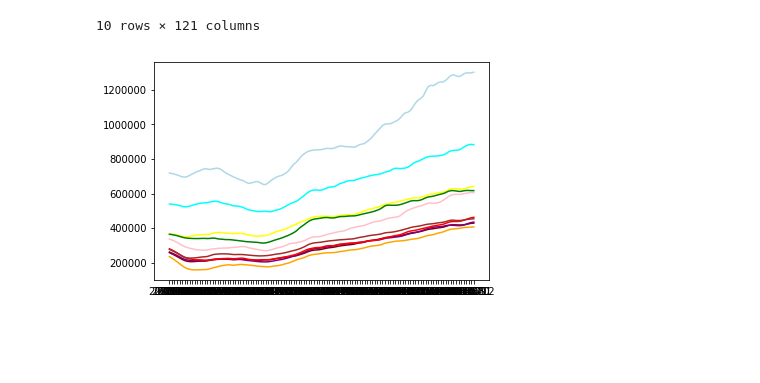
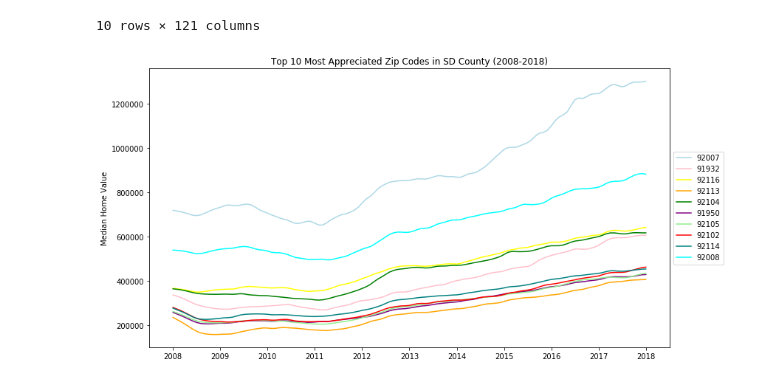
Before and after one commit to cgainor/Housing-and-Income-Appreciation, a Jupyter notebook: Work/ZipCode_10yr_Line.ipynb, the cells around one changed output. Drawn from its saved outputs; the diff is of its cells as text; code cells hidden in the pictures; blank space fills up the shorter version.

```diff
--- a/Work/ZipCode_10yr_Line.ipynb
+++ b/Work/ZipCode_10yr_Line.ipynb
@@ -143,37 +132,61 @@ top_10_all_months_noIndex.reset_index(inplace=True)
 
 # Collect the months where data was collected
 months = top_10_all_months.keys()
+
+# Set figure size
+plt.figure(figsize=(12,6))
 
 # Plot top 10 monthly data as layered line graph
 top_1_list = top_10_all_months.iloc[0,:]
 top_1_zip = plt.plot(months, top_1_list, color="lightblue",label=top_10_all_months_noIndex.iloc[0,0])
 
 top_2_list = top_10_all_months.iloc[1,:]
 top_2_zip = plt.plot(months, top_2_list, color="pink",label=top_10_all_months_noIndex.iloc[1,0])
 
 top_3_list = top_10_all_months.iloc[2,:]
 top_3_zip = plt.plot(months, top_3_list, color="yellow",label=top_10_all_months_noIndex.iloc[2,0])
 
 top_4_list = top_10_all_months.iloc[3,:]
 top_4_zip = plt.plot(months, top_4_list, color="orange",label=top_10_all_months_noIndex.iloc[3,0])
 
 top_5_list = top_10_all_months.iloc[4,:]
 top_5_zip = plt.plot(months, top_5_list, color="green",label=top_10_all_months_noIndex.iloc[4,0])
 
 top_6_list = top_10_all_months.iloc[5,:]
-top_6_zip = plt.plot(months, top_6_list, color="maroon",label=top_10_all_months_noIndex.iloc[5,0])
+top_6_zip = plt.plot(months, top_6_list, color="purple",label=top_10_all_months_noIndex.iloc[5,0])
 
 top_7_list = top_10_all_months.iloc[6,:]
-top_7_zip = plt.plot(months, top_7_list, color="purple",label=top_10_all_months_noIndex.iloc[6,0])
+top_7_zip = plt.plot(months, top_7_list, color="lightgreen",label=top_10_all_months_noIndex.iloc[6,0])
 
 top_8_list = top_10_all_months.iloc[7,:]
 top_8_zip = plt.plot(months, top_8_list, color="red",label=top_10_all_months_noIndex.iloc[7,0])
 
 top_9_list = top_10_all_months.iloc[8,:]
-top_9_zip = plt.plot(months, top_9_list, color="brown",label=top_10_all_months_noIndex.iloc[8,0])
+top_9_zip = plt.plot(months, top_9_list, color="teal",label=top_10_all_months_noIndex.iloc[8,0])
 
 top_10_list = top_10_all_months.iloc[9,:]
 top_10_zip = plt.plot(months, top_10_list, color="aqua",label=top_10_all_months_noIndex.iloc[9,0])
+
+# Create a title and axis labels
+plt.title("Top 10 Most Appreciated Zip Codes in SD County (2008-2018)")
+plt.ylabel("Median Home Value")
+
+# Create desired ticks (year)
+tick_locations = ["2008-12", "2009-12", "2010-12", "2011-12", "2012-12", "2013-12", "2014-12", "2015-12", "2016-12", "2017-12", "2018-12"]
+tick_names = ["2008", "2009", "2010", "2011", "2012", "2013", "2014", "2015", "2016", "2017", "2018"]
+plt.xticks(tick_locations, tick_names)
+
+# Create a legend for our chart
+plt.legend(loc='center left', bbox_to_anchor=(1, .5))
+
+# Tight Layout
+plt.tight_layout()
+
+# Output figure
+plt.savefig('../Visualizations/Top 10 Appreciated Zip Codes in SD County (2008-2018).png')
+
+# Show figure
+plt.show()
 # %% [output]
-[figure, old version]
+[figure, new version]
 # %%
```
Also changed, not shown: parts of 5 cells of this notebook.
